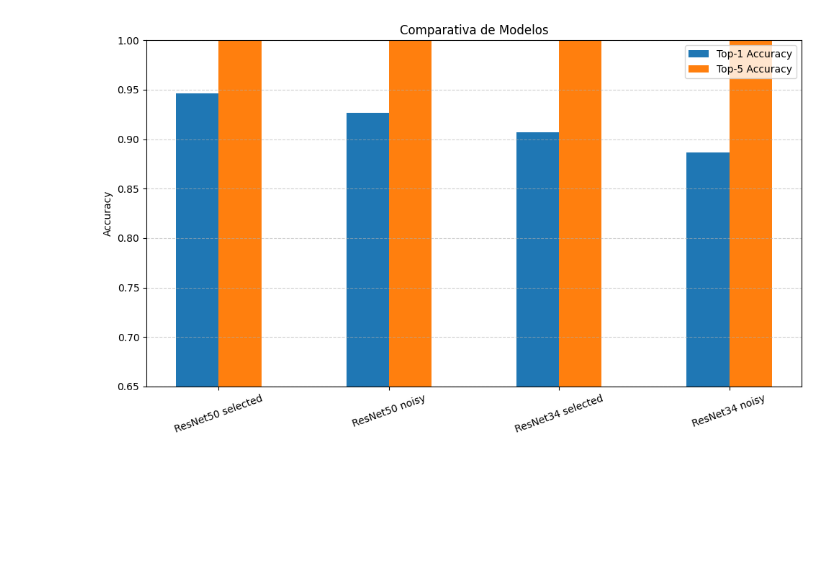
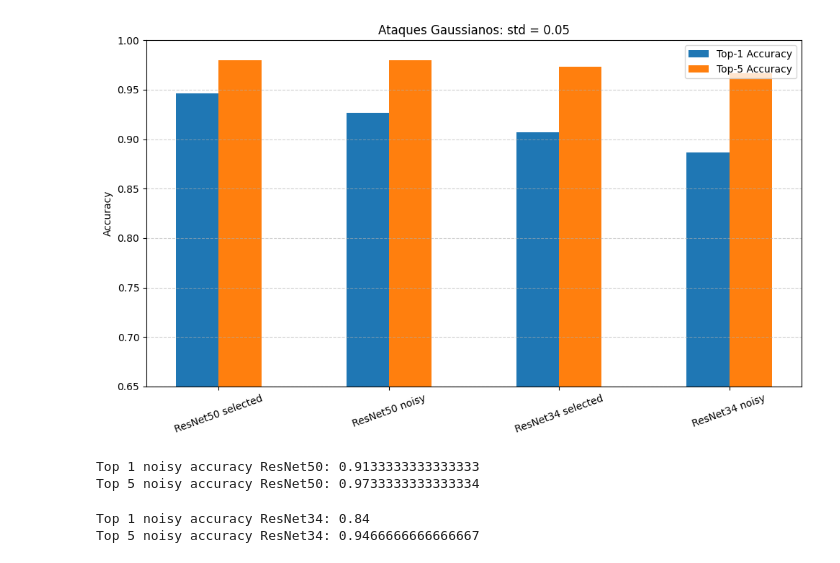
Before and after one commit to SapoPy/Defensa-adversaria-en-redes-neuronales-con-ImageNet, a Jupyter notebook: DesempeñoAnteRuidoGaussiano.ipynb, the cells around one changed output. Cells and saved outputs as stored; diff of their text form; code cells hidden in the pictures; blank space fills up the shorter version.

```diff
--- a/DesempeñoAnteRuidoGaussiano.ipynb
+++ b/DesempeñoAnteRuidoGaussiano.ipynb
@@ -43,25 +43,44 @@ Top 5 noisy accuracy ResNet34: 1.0
 # %%
 import matplotlib.pyplot as plt
 import numpy as np
 
 modelos = list(metricas.keys())
 acc_t1 = [metricas[m][0] for m in modelos]
 acc_t5 = [metricas[m][1] for m in modelos]
 
 x = np.arange(len(modelos))
 width = 0.25
 
 plt.figure(figsize=(10, 6))
 plt.bar(x - width/2, acc_t1, width, label='Top-1 Accuracy')
 plt.bar(x + width/2, acc_t5, width, label='Top-5 Accuracy')
 
 plt.xticks(x, modelos, rotation=20)
 plt.ylabel('Accuracy')
-plt.title('Comparativa de Modelos')
+plt.title('Ataques Gaussianos: std = 0.05')
 plt.legend()
 plt.ylim(0.65, 1)
 plt.grid(axis='y', linestyle='--', alpha=0.6)
 plt.tight_layout()
 plt.show()
 # %% [output]
-[figure, old version]
+[figure, new version]
+# %%
+NOISY_DIR = "val_noisy_01"
+noisy_dataset = ImageNet100ValDataset(NOISY_DIR, transform=transform)
+
+noisy_acc_t1_res50, noisy_acc_t5_res50 = evaluate_resnet50(NOISY_DIR)
+metricas['ResNet50 noisy'] = (noisy_acc_t1_res50, noisy_acc_t5_res50)
+print(f"Top 1 noisy accuracy ResNet50: {noisy_acc_t1_res50}")
+print(f"Top 5 noisy accuracy ResNet50: {noisy_acc_t5_res50}")
+# %% [output]
+Top 1 noisy accuracy ResNet50: 0.9133333333333333
+Top 5 noisy accuracy ResNet50: 0.9733333333333334
+# %%
+noisy_acc_t1_res34, noisy_acc_t5_res34 = evaluate_resnet34(NOISY_DIR)
+metricas['ResNet34 noisy'] = (noisy_acc_t1_res34, noisy_acc_t5_res34)
+print(f"Top 1 noisy accuracy ResNet34: {noisy_acc_t1_res34}")
+print(f"Top 5 noisy accuracy ResNet34: {noisy_acc_t5_res34}")
+# %% [output]
+Top 1 noisy accuracy ResNet34: 0.84
+Top 5 noisy accuracy ResNet34: 0.9466666666666667
```
Also changed, not shown: parts of 8 cells of this notebook, 14 other files.
